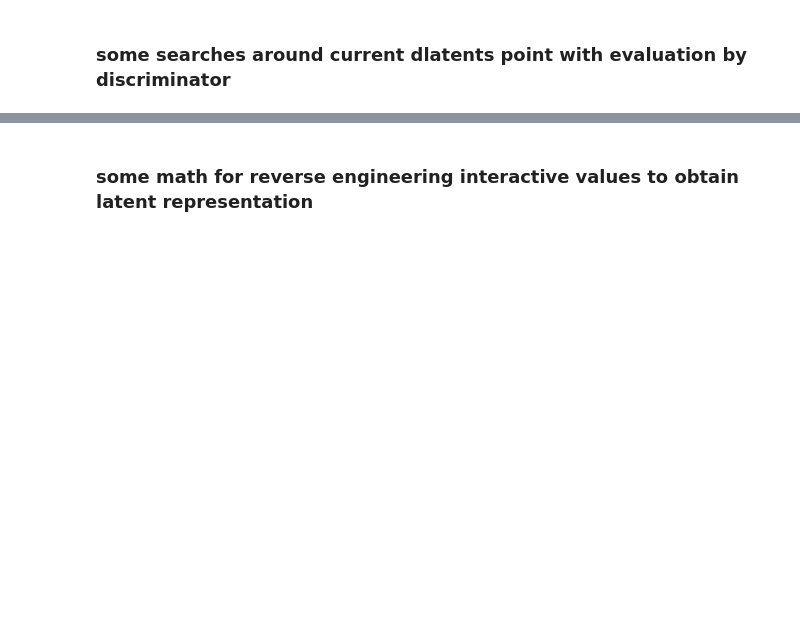
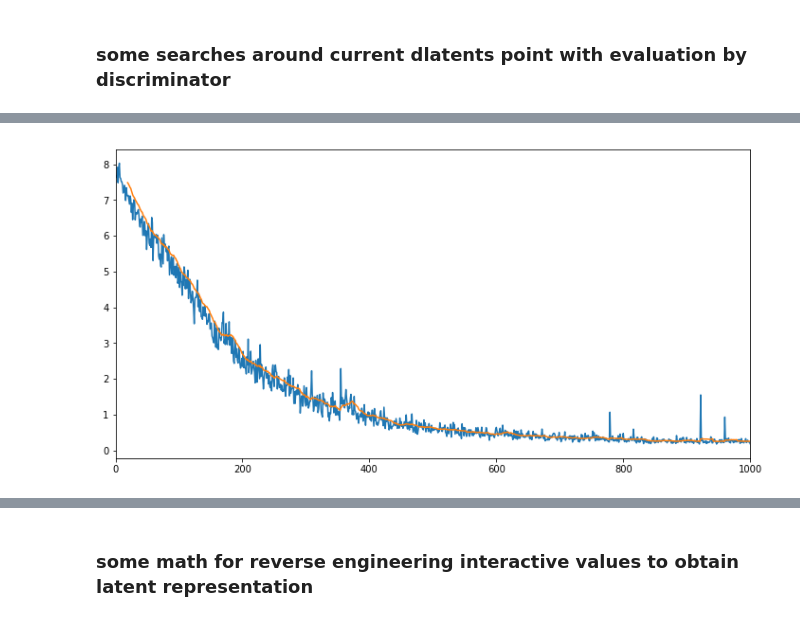
Before and after one commit to racinmat/stylegan, a Jupyter notebook: Stylegan-Interactive-Modification.ipynb, the cells around one changed output, grey strips where cells are left out. Saved outputs shown, nothing was run; the diff lists cells and outputs as text; code cells hidden in the pictures; blank space fills up the shorter version.

```diff
--- a/Stylegan-Interactive-Modification.ipynb
+++ b/Stylegan-Interactive-Modification.ipynb
@@ -557,0 +589,10 @@ dlatents_mod_2.shape
+# %%
+loss_s = pd.Series(losses)
+loss_s.plot(figsize=(12, 6))
+loss_s.rolling(20).mean().plot(figsize=(12, 6))
+#loss_s_sgd_lr_5e_4 = loss_s
+#loss_s_sgd_lr_1e_3 = loss_s
+#loss_s_sgd_lr_2e_3 = loss_s
+#loss_s_sgd_lr_5e_3 = loss_s
+# %% [output]
+[figure, added]
```
Also changed, not shown: parts of 12 cells of this notebook, 1 other file.
